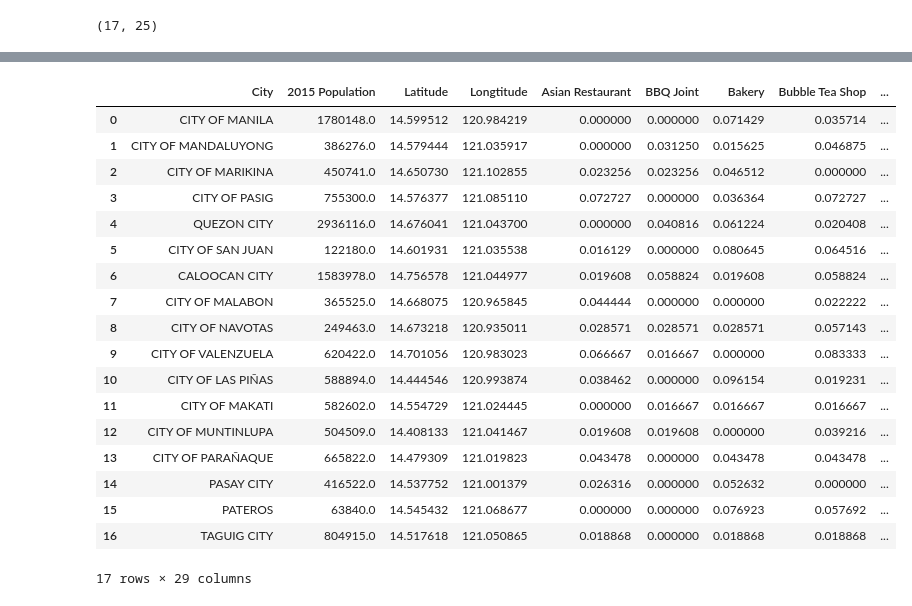
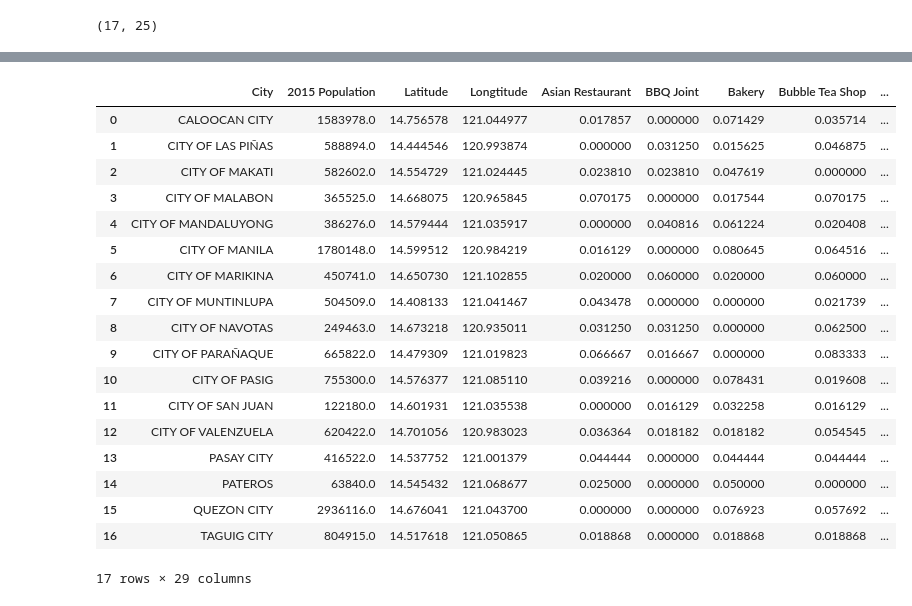
Before and after one commit to kjfjose/Coursera_Capstone, a Jupyter notebook: Coursera_Final_Capstone.ipynb, the cells around one changed output, grey strips where cells are left out. Cells and saved outputs as stored; diff of their text form; code cells hidden in the pictures.

Commit message:
done with correction of city arrangement, and klustering

```diff
--- a/Coursera_Final_Capstone.ipynb
+++ b/Coursera_Final_Capstone.ipynb
@@ -801,26 +798,26 @@ cuisines_onehot_clustering
 | 16 | 0.018868 | 0.000000 | 0.018868 | 0.018868 | 0.018868 | 0.075472 | 0.056604 | ... |
 17 rows × 25 columns
 # %%
-cuisines_clustered = NCR_data.join(cuisines_onehot_clustering)
+cuisines_clustered = NCR_data.sort_values(by=['City']).reset_index(drop = True).join(cuisines_onehot_clustering)
 cuisines_clustered
 # %% [output]
 |  | City | 2015 Population | Latitude | Longtitude | Asian Restaurant | BBQ Joint | Bakery | Bubble Tea Shop | ... |
-| 0 | CITY OF MANILA | 1780148.0 | 14.599512 | 120.984219 | 0.000000 | 0.000000 | 0.071429 | 0.035714 | ... |
-| 1 | CITY OF MANDALUYONG | 386276.0 | 14.579444 | 121.035917 | 0.000000 | 0.031250 | 0.015625 | 0.046875 | ... |
-| 2 | CITY OF MARIKINA | 450741.0 | 14.650730 | 121.102855 | 0.023256 | 0.023256 | 0.046512 | 0.000000 | ... |
-| 3 | CITY OF PASIG | 755300.0 | 14.576377 | 121.085110 | 0.072727 | 0.000000 | 0.036364 | 0.072727 | ... |
-| 4 | QUEZON CITY | 2936116.0 | 14.676041 | 121.043700 | 0.000000 | 0.040816 | 0.061224 | 0.020408 | ... |
-| 5 | CITY OF SAN JUAN | 122180.0 | 14.601931 | 121.035538 | 0.016129 | 0.000000 | 0.080645 | 0.064516 | ... |
-| 6 | CALOOCAN CITY | 1583978.0 | 14.756578 | 121.044977 | 0.019608 | 0.058824 | 0.019608 | 0.058824 | ... |
-| 7 | CITY OF MALABON | 365525.0 | 14.668075 | 120.965845 | 0.044444 | 0.000000 | 0.000000 | 0.022222 | ... |
-| 8 | CITY OF NAVOTAS | 249463.0 | 14.673218 | 120.935011 | 0.028571 | 0.028571 | 0.028571 | 0.057143 | ... |
-| 9 | CITY OF VALENZUELA | 620422.0 | 14.701056 | 120.983023 | 0.066667 | 0.016667 | 0.000000 | 0.083333 | ... |
-| 10 | CITY OF LAS PIÑAS | 588894.0 | 14.444546 | 120.993874 | 0.038462 | 0.000000 | 0.096154 | 0.019231 | ... |
-| 11 | CITY OF MAKATI | 582602.0 | 14.554729 | 121.024445 | 0.000000 | 0.016667 | 0.016667 | 0.016667 | ... |
-| 12 | CITY OF MUNTINLUPA | 504509.0 | 14.408133 | 121.041467 | 0.019608 | 0.019608 | 0.000000 | 0.039216 | ... |
-| 13 | CITY OF PARAÑAQUE | 665822.0 | 14.479309 | 121.019823 | 0.043478 | 0.000000 | 0.043478 | 0.043478 | ... |
-| 14 | PASAY CITY | 416522.0 | 14.537752 | 121.001379 | 0.026316 | 0.000000 | 0.052632 | 0.000000 | ... |
-| 15 | PATEROS | 63840.0 | 14.545432 | 121.068677 | 0.000000 | 0.000000 | 0.076923 | 0.057692 | ... |
+| 0 | CALOOCAN CITY | 1583978.0 | 14.756578 | 121.044977 | 0.017857 | 0.000000 | 0.071429 | 0.035714 | ... |
+| 1 | CITY OF LAS PIÑAS | 588894.0 | 14.444546 | 120.993874 | 0.000000 | 0.031250 | 0.015625 | 0.046875 | ... |
+| 2 | CITY OF MAKATI | 582602.0 | 14.554729 | 121.024445 | 0.023810 | 0.023810 | 0.047619 | 0.000000 | ... |
+| 3 | CITY OF MALABON | 365525.0 | 14.668075 | 120.965845 | 0.070175 | 0.000000 | 0.017544 | 0.070175 | ... |
+| 4 | CITY OF MANDALUYONG | 386276.0 | 14.579444 | 121.035917 | 0.000000 | 0.040816 | 0.061224 | 0.020408 | ... |
+| 5 | CITY OF MANILA | 1780148.0 | 14.599512 | 120.984219 | 0.016129 | 0.000000 | 0.080645 | 0.064516 | ... |
+| 6 | CITY OF MARIKINA | 450741.0 | 14.650730 | 121.102855 | 0.020000 | 0.060000 | 0.020000 | 0.060000 | ... |
+| 7 | CITY OF MUNTINLUPA | 504509.0 | 14.408133 | 121.041467 | 0.043478 | 0.000000 | 0.000000 | 0.021739 | ... |
+| 8 | CITY OF NAVOTAS | 249463.0 | 14.673218 | 120.935011 | 0.031250 | 0.031250 | 0.000000 | 0.062500 | ... |
+| 9 | CITY OF PARAÑAQUE | 665822.0 | 14.479309 | 121.019823 | 0.066667 | 0.016667 | 0.000000 | 0.083333 | ... |
+| 10 | CITY OF PASIG | 755300.0 | 14.576377 | 121.085110 | 0.039216 | 0.000000 | 0.078431 | 0.019608 | ... |
+| 11 | CITY OF SAN JUAN | 122180.0 | 14.601931 | 121.035538 | 0.000000 | 0.016129 | 0.032258 | 0.016129 | ... |
+| 12 | CITY OF VALENZUELA | 620422.0 | 14.701056 | 120.983023 | 0.036364 | 0.018182 | 0.018182 | 0.054545 | ... |
+| 13 | PASAY CITY | 416522.0 | 14.537752 | 121.001379 | 0.044444 | 0.000000 | 0.044444 | 0.044444 | ... |
+| 14 | PATEROS | 63840.0 | 14.545432 | 121.068677 | 0.025000 | 0.000000 | 0.050000 | 0.000000 | ... |
+| 15 | QUEZON CITY | 2936116.0 | 14.676041 | 121.043700 | 0.000000 | 0.000000 | 0.076923 | 0.057692 | ... |
 | 16 | TAGUIG CITY | 804915.0 | 14.517618 | 121.050865 | 0.018868 | 0.000000 | 0.018868 | 0.018868 | ... |
 17 rows × 29 columns
 # %%
```
Also changed, not shown: parts of 38 cells of this notebook.
